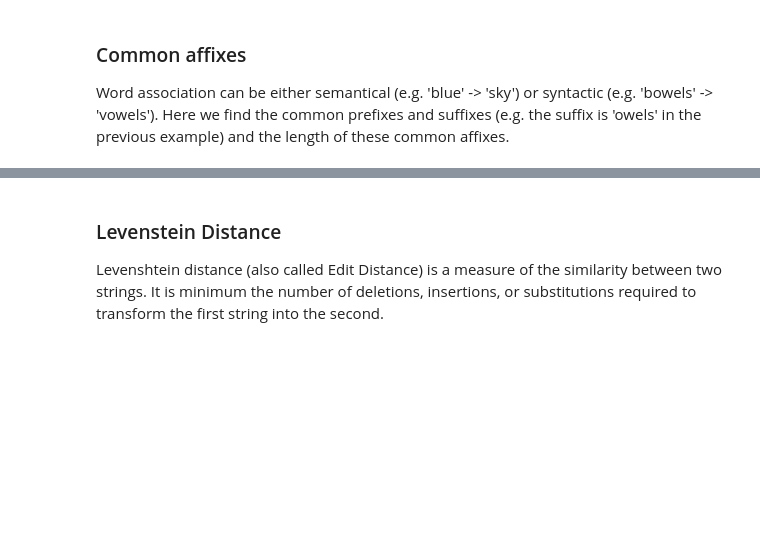
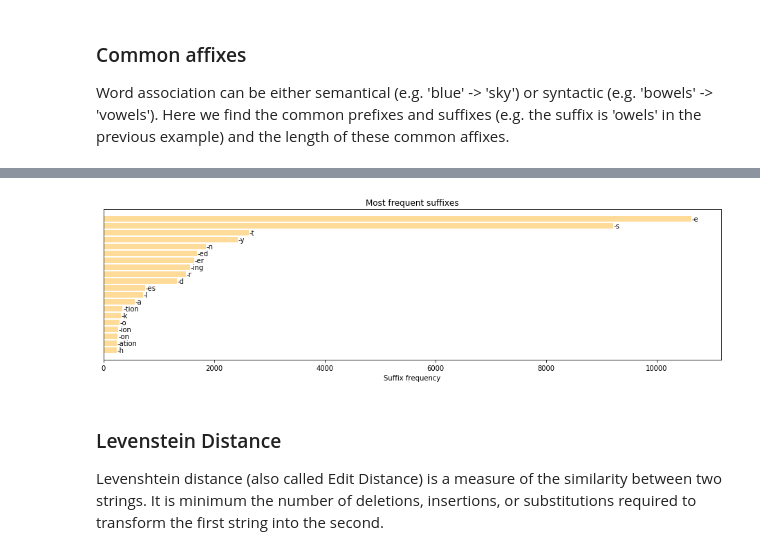
Before and after one commit to louweal/wordgame, a Jupyter notebook: notebooks/Word Association Analysis.ipynb, the cells around one changed output, grey strips where cells are left out. Saved outputs shown, nothing was run; the diff lists cells and outputs as text; code cells hidden in the pictures; blank space fills up the shorter version.

```diff
--- a/notebooks/Word Association Analysis.ipynb
+++ b/notebooks/Word Association Analysis.ipynb
@@ -315,3 +303,21 @@ Name: prefix, dtype: int64
+# %%
+frequent_suffixes = pd.DataFrame(df.suffix.value_counts()[1::].head(20))
+frequent_suffixes['sc'] = frequent_suffixes['suffix']
+frequent_suffixes['suffix'] = frequent_suffixes.index
+frequent_suffixes = frequent_suffixes.iloc[::-1] # reverse dataframe
+
+fig, ax = plt.subplots(figsize=(16, 4))
+ax.clear()
+ax.barh(frequent_suffixes.suffix, frequent_suffixes.sc, color="orange", alpha=0.4)
+for i in range(0, len(frequent_suffixes)):
+    ax.text(frequent_suffixes.sc.iloc[i]+10, i,  "-"+frequent_suffixes.suffix.iloc[i], ha='left', va='center')
+ax.set_yticks([])
+plt.title("Most frequent suffixes")
+plt.xlabel('Suffix frequency')
+plt.ylabel('')
+plt.show()
+# %% [output]
+[figure, added]
 # %% [markdown]
 ### Levenstein Distance
 
```
Also changed, not shown: parts of 81 cells of this notebook.
